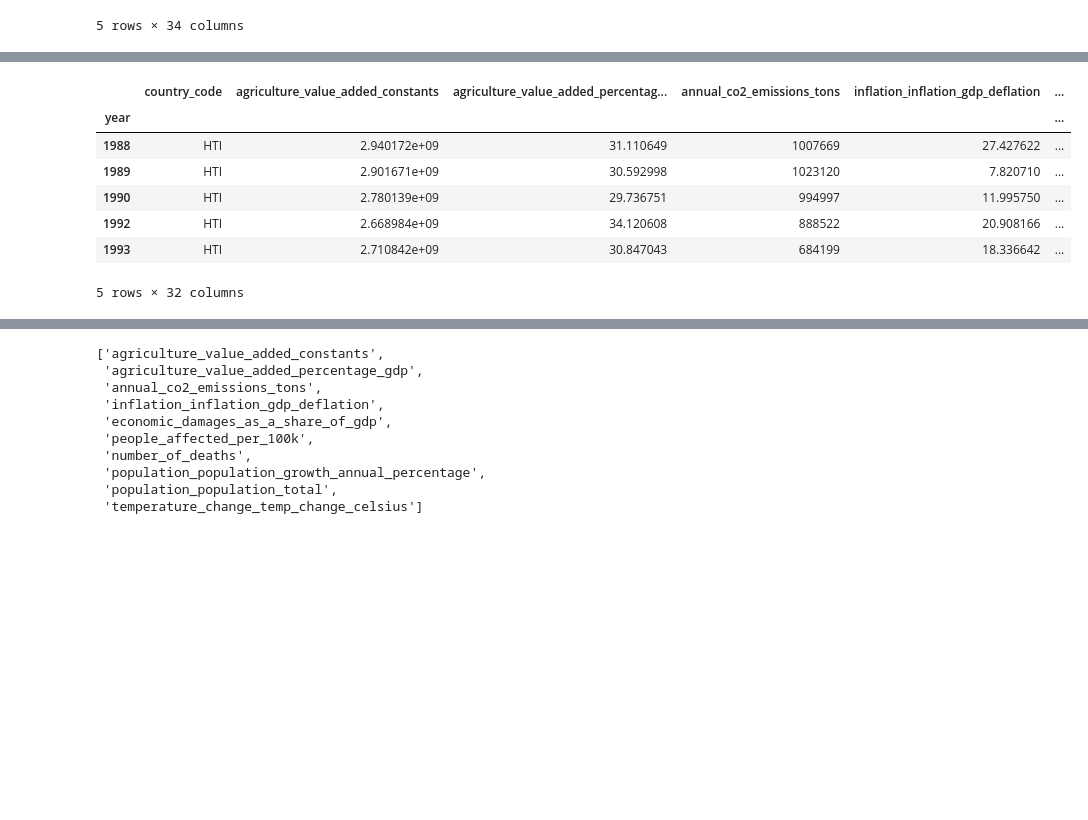
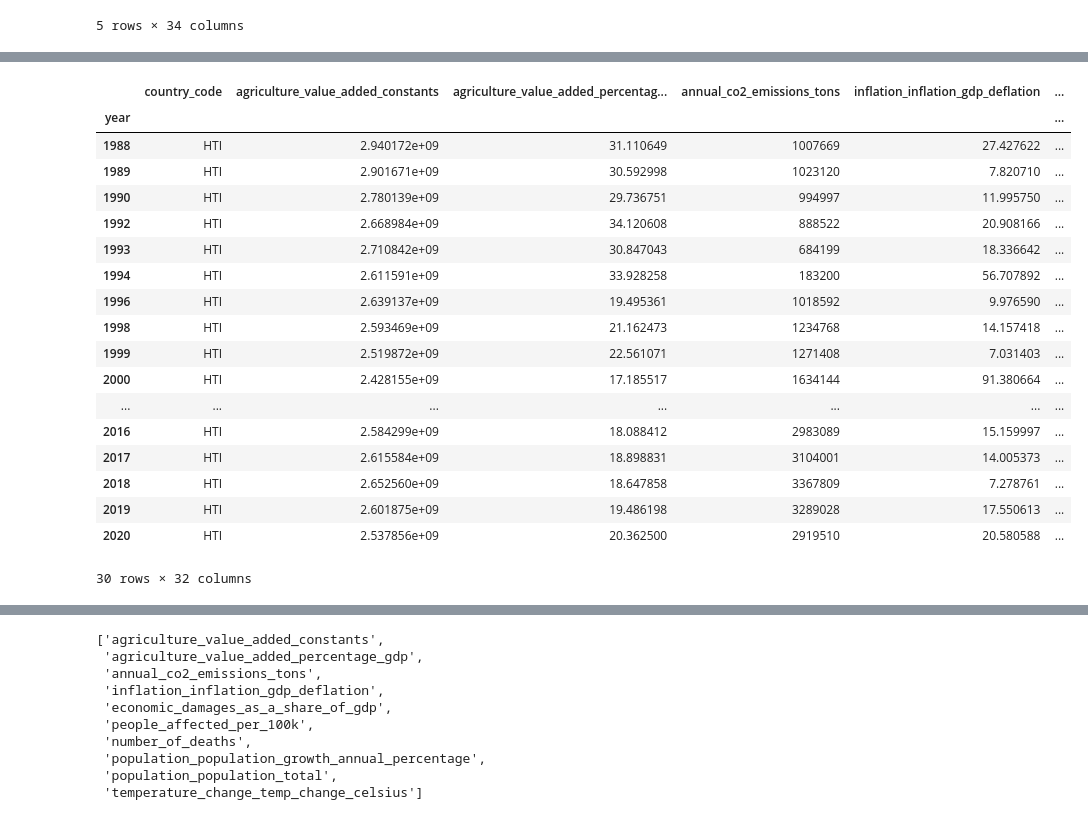
Before and after one commit to LAURYMEOW/Machine-Leraning-Project, a Jupyter notebook: Respaldo/Machine_learning/Notebook.2/HAITI_Correlation_Analysis and Linear Regression Model.ipynb, the cells around one changed output, grey strips where cells are left out. Drawn from its saved outputs; the diff is of its cells as text; code cells hidden in the pictures; blank space fills up the shorter version.

```diff
--- a/Respaldo/Machine_learning/Notebook.2/HAITI_Correlation_Analysis and Linear Regression Model.ipynb
+++ b/Respaldo/Machine_learning/Notebook.2/HAITI_Correlation_Analysis and Linear Regression Model.ipynb
@@ -64,16 +64,27 @@ hti_df.columns.tolist()
 # %%
 hti_df= hti_df[(hti_df['year'] >= 1988) & (hti_df['year'] <= 2020)]
 hti_df.set_index('year',inplace = True)
-hti_df.head()
+hti_df.head(30)
 # %% [output]
 |  | country_code | agriculture_value_added_constants | agriculture_value_added_percentag... | annual_co2_emissions_tons | inflation_inflation_gdp_deflation | ... |
 | year |  |  |  |  |  | ... |
 | 1988 | HTI | 2.940172e+09 | 31.110649 | 1007669 | 27.427622 | ... |
 | 1989 | HTI | 2.901671e+09 | 30.592998 | 1023120 | 7.820710 | ... |
 | 1990 | HTI | 2.780139e+09 | 29.736751 | 994997 | 11.995750 | ... |
 | 1992 | HTI | 2.668984e+09 | 34.120608 | 888522 | 20.908166 | ... |
 | 1993 | HTI | 2.710842e+09 | 30.847043 | 684199 | 18.336642 | ... |
+| 1994 | HTI | 2.611591e+09 | 33.928258 | 183200 | 56.707892 | ... |
+| 1996 | HTI | 2.639137e+09 | 19.495361 | 1018592 | 9.976590 | ... |
+| 1998 | HTI | 2.593469e+09 | 21.162473 | 1234768 | 14.157418 | ... |
+| 1999 | HTI | 2.519872e+09 | 22.561071 | 1271408 | 7.031403 | ... |
+| 2000 | HTI | 2.428155e+09 | 17.185517 | 1634144 | 91.380664 | ... |
+| ... | ... | ... | ... | ... | ... | ... |
+| 2016 | HTI | 2.584299e+09 | 18.088412 | 2983089 | 15.159997 | ... |
+| 2017 | HTI | 2.615584e+09 | 18.898831 | 3104001 | 14.005373 | ... |
+| 2018 | HTI | 2.652560e+09 | 18.647858 | 3367809 | 7.278761 | ... |
+| 2019 | HTI | 2.601875e+09 | 19.486198 | 3289028 | 17.550613 | ... |
+| 2020 | HTI | 2.537856e+09 | 20.362500 | 2919510 | 20.580588 | ... |
-5 rows × 32 columns
+30 rows × 32 columns
 # %%
 hti_df = hti_df.drop([
  'country_code',
```
Also changed, not shown: parts of 36 cells of this notebook, 1 other file.
